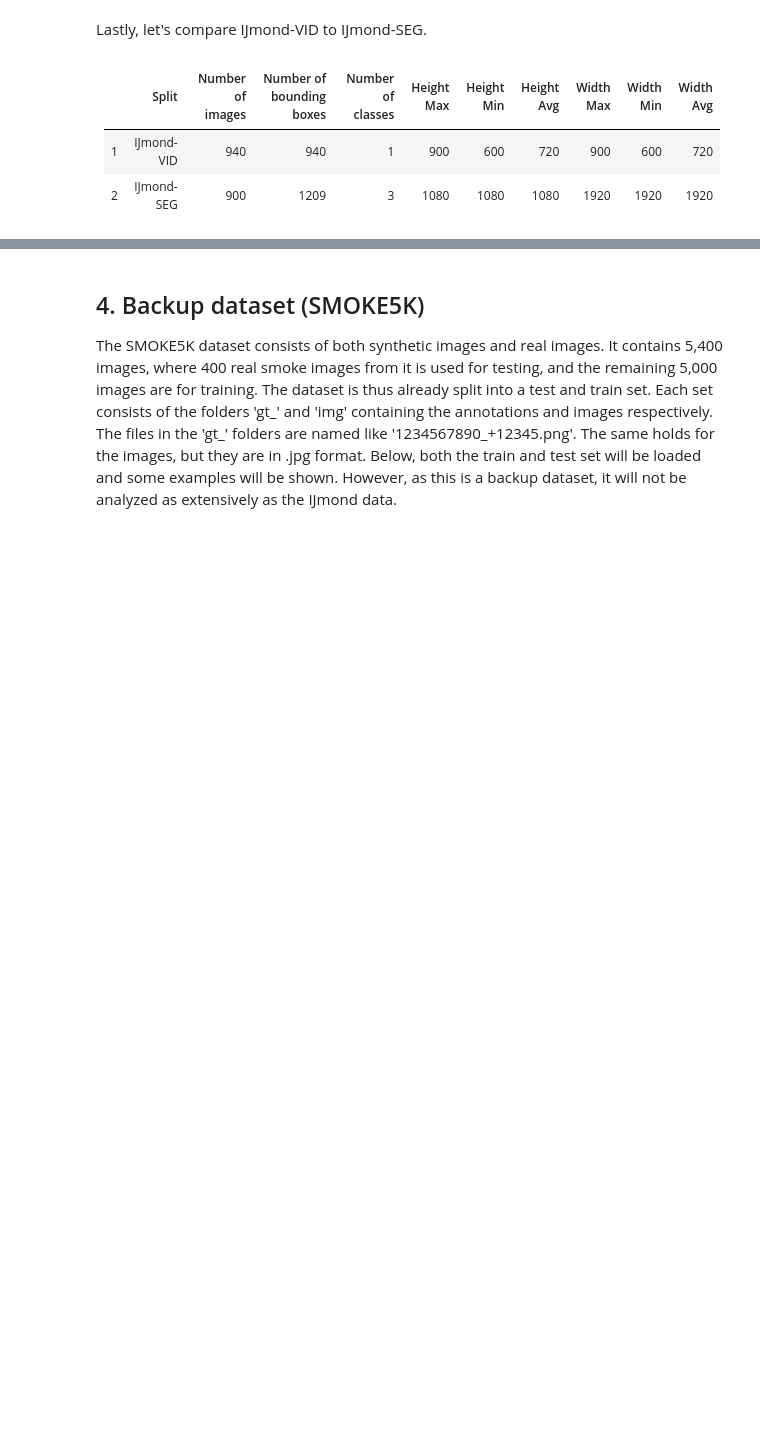
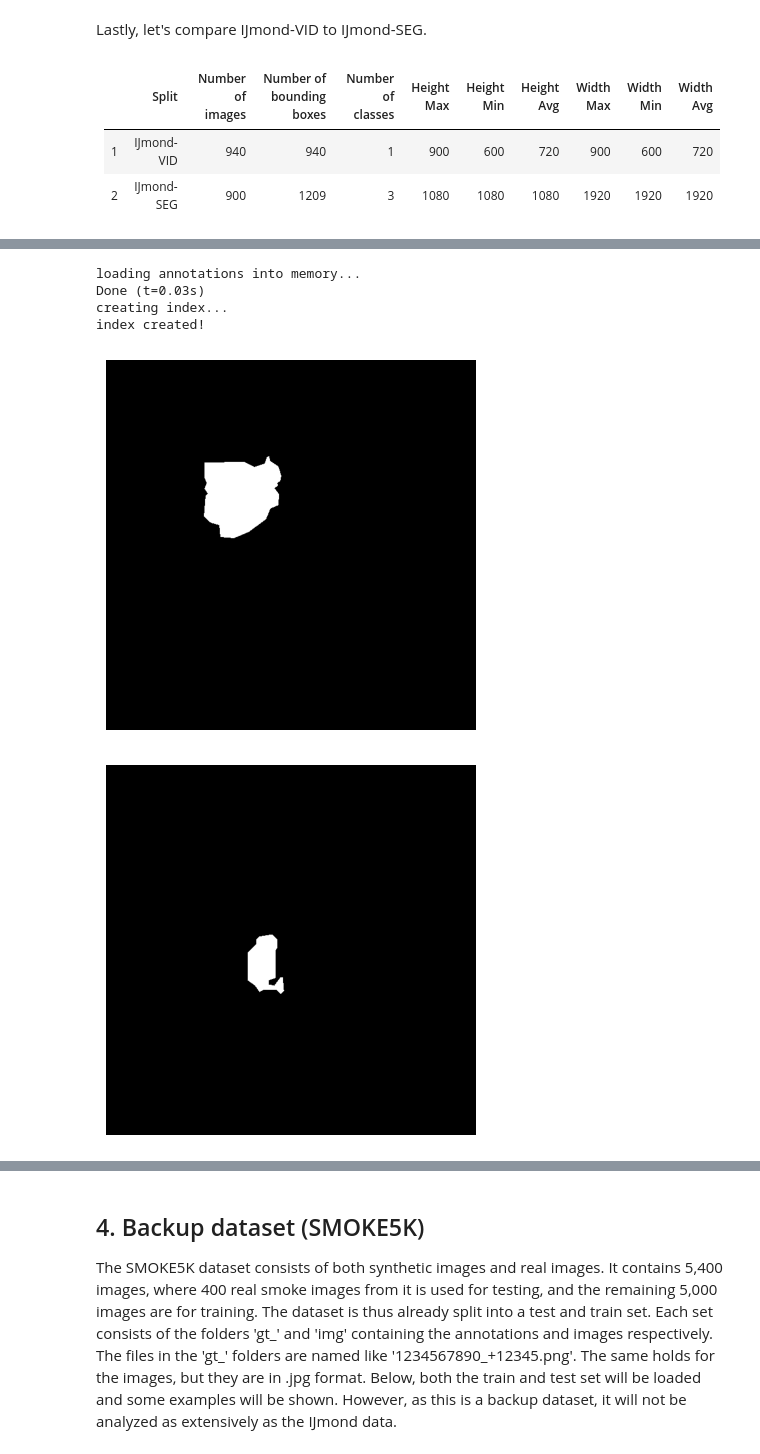
Before and after one commit to rkeuss/toxic-cloud-segmentation, a Jupyter notebook: EDA/ExploratoryDataAnalysis.ipynb, the cells around one changed output, grey strips where cells are left out. Cells and saved outputs as stored; diff of their text form; code cells hidden in the pictures; blank space fills up the shorter version.

```diff
--- a/EDA/ExploratoryDataAnalysis.ipynb
+++ b/EDA/ExploratoryDataAnalysis.ipynb
@@ -403,0 +495,39 @@ display(Markdown(markdown_table))
+# %%
+import matplotlib.pyplot as plt
+import numpy as np
+from pycocotools.coco import COCO
+from pycocotools import mask as maskUtils
+
+# Load the COCO dataset
+coco = COCO('/Users/rkeuss/PycharmProjects/toxic-cloud-segmentation/data/IJMOND_SEG/cropped/cropped_annotations.json')
+
+ids = [1, 500, 900] #[19, 222, 404, 1170]
+for annotation_id in ids:
+    annotation = coco.loadAnns(annotation_id)[0]
+
+    # Decode the segmentation mask
+    segmentation = annotation['segmentation']
+    image_id = annotation['image_id']
+    image_info = coco.loadImgs(image_id)[0]
+
+    # Create a blank mask
+    height, width = image_info['height'], image_info['width']
+    mask = np.zeros((height, width), dtype=np.uint8)
+
+    # If the segmentation is a polygon, draw it
+    if isinstance(segmentation, list):
+        for seg in segmentation:
+            rle = maskUtils.frPyObjects([seg], height, width)
+            mask += maskUtils.decode(rle).squeeze()
+
+    # Visualize the mask
+    plt.imshow(mask, cmap='gray')
+    plt.axis('off')
+    plt.show()
+# %% [output]
+loading annotations into memory...
+Done (t=0.03s)
+creating index...
+index created!
+[figure, added]
+[figure, added]
```
Also changed, not shown: parts of 6 cells of this notebook, 3 other files.
